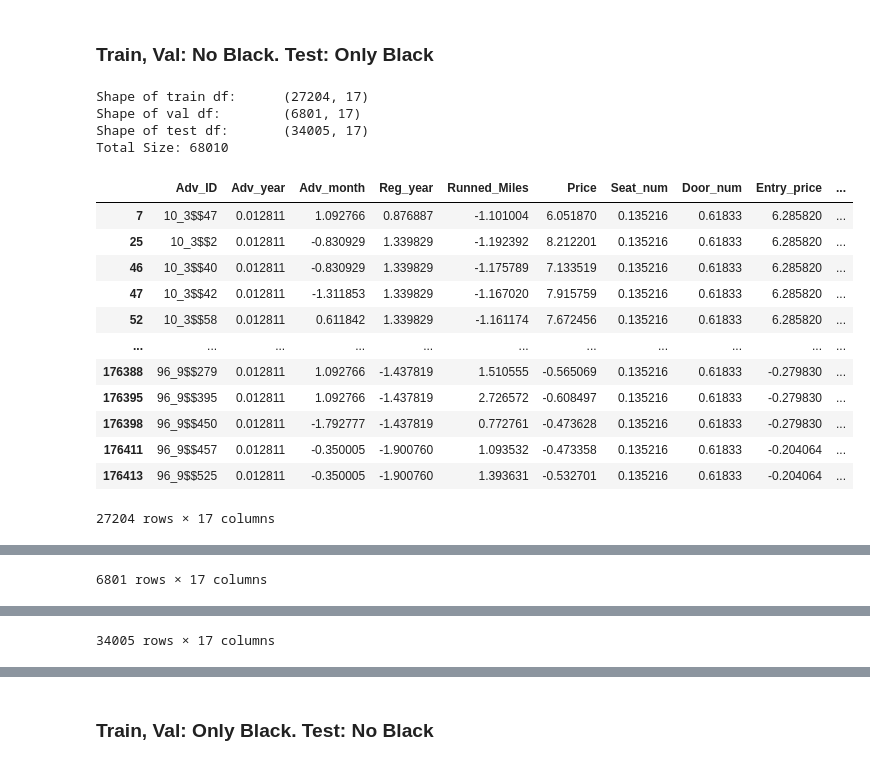
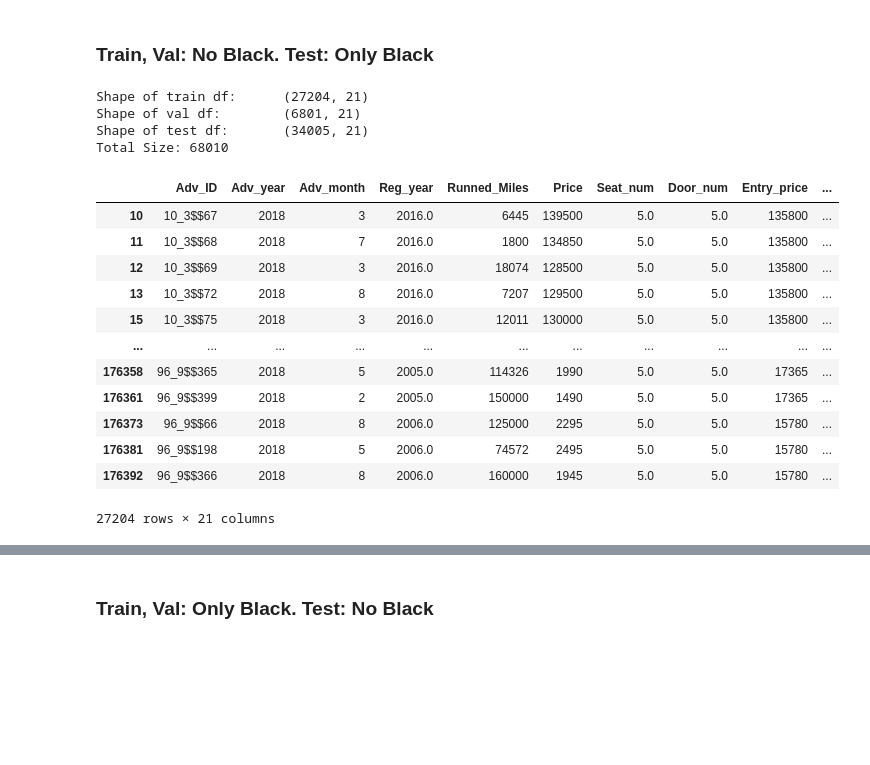
Before and after one commit to kgutjahr/STiL-TTA, a Jupyter notebook: data/create_shifted_data.ipynb, the cells around one changed output, grey strips where cells are left out. Cells and saved outputs as stored; diff of their text form; code cells hidden in the pictures; blank space fills up the shorter version.

```diff
--- a/data/create_shifted_data.ipynb
+++ b/data/create_shifted_data.ipynb
@@ -372,0 +450,4 @@ full_data_df
+# %%
+full_data_df = full_data_df.merge(physical_df, on='Adv_ID')
+full_data_df.dropna(inplace=True)
+full_data_df
@@ -570,7 +665,7 @@ plot_compare_distribution(train_dist=train_dist, val_dist=val_dist, test_dist=te
 # %% [markdown]
 # Create datasets that contain distribution shifts
 # %%
-def data_split(df, nclasses, split):
+def data_split(df: pd.DataFrame, nclasses: int, split: float) -> np.ndarray:
   critical_ids = df.groupby('Genmodel_ID', as_index=False).head(n=1)['Adv_ID']
   other_ids = df.loc[~df['Adv_ID'].isin(critical_ids)]['Adv_ID'].values
   to_fill_size = (int(len(df)*split)-len(critical_ids))
@@ -578,7 +673,21 @@ def data_split(df, nclasses, split):
   if to_fill_size >= nclasses:
     stratify = df.set_index('Adv_ID').loc[other_ids]['Genmodel_ID']
   if to_fill_size > 0:
-    _, low_data_ids = train_test_split(other_ids, test_size=to_fill_size, random_state=2023, stratify=stratify)
+    # make sure that at least two instances of each class is available. If not, remove the singular classes
+    if stratify is not None:
+      valid_stratify_labels = stratify.value_counts()[stratify.value_counts() >= 2].index
+      valid_stratify = stratify[stratify.isin(valid_stratify_labels)]
+      invalid_part = stratify[~stratify.isin(valid_stratify_labels)]
+    else:
+      valid_stratify = stratify
+      invalid_part = None
+
+    if invalid_part is not None:
+        valid_other_ids = other_ids[~np.isin(other_ids, invalid_part.index)]
+    else:
+        valid_other_ids = other_ids
+
+    _, low_data_ids = train_test_split(valid_other_ids, test_size=to_fill_size, random_state=2023, stratify=valid_stratify)
   else:
     low_data_ids = []
   new_ids = np.concatenate([critical_ids,low_data_ids])
@@ -591,9 +700,9 @@ def create_shift_mask(df: pd.DataFrame, filters: list[Dict[str, str]]) -> pd.Ser
             mask &= df[col] == val
     return mask
 # %%
-def create_shifted_splits(df: pd.DataFrame, split: list[Dict[str, str]], ratio: list[float], mode: int = 0) -> Tuple[pd.DataFrame, pd.DataFrame, pd.DataFrame]:
+def create_shifted_splits(df: pd.DataFrame, split: list[Dict[str, Any]], ratio: list[float], mode: int = 0) -> Tuple[pd.DataFrame, pd.DataFrame, pd.DataFrame]:
     '''
-    Creates shifted versions of the given DataFrames.
+    Creates shifted versions of the given DataFrames. Also normalizes/categorizes the data
 
     Args:
     -----
@@ -616,7 +725,7 @@ def create_shifted_splits(df: pd.DataFrame, split: list[Dict[str, str]], ratio:
         desired_train_val_size = min(desired_train_val_size, len(no_df)-1)
         x = desired_train_val_size / len(no_df)
 
-        no_ids = data_split(df=no_df, nclasses=286, split=x)
+        no_ids = data_split(df=no_df, nclasses=no_df["Genmodel_ID"].nunique(), split=x)
         no_data_df = no_df.loc[no_df['Adv_ID'].isin(no_ids)]
 
         desired_val_size = int((len(no_data_df) + len(test_df)) * ratio[0])
@@ -624,7 +733,7 @@ def create_shifted_splits(df: pd.DataFrame, split: list[Dict[str, str]], ratio:
 
         x_val = desired_val_size / len(no_data_df)
 
-        val_ids = data_split(df=no_data_df, nclasses=286, split=x_val)
+        val_ids = data_split(df=no_data_df, nclasses=no_data_df["Genmodel_ID"].nunique(), split=x_val)
         val_df = no_data_df.loc[no_data_df['Adv_ID'].isin(val_ids)]
         train_df = no_data_df.loc[~no_data_df['Adv_ID'].isin(val_ids)]
     elif mode == 1:
@@ -632,15 +741,15 @@ def create_shifted_splits(df: pd.DataFrame, split: list[Dict[str, str]], ratio:
         desired_test_size = min(desired_test_size, len(no_df)-1)
         x = desired_test_size / len(no_df)
 
-        only_test_ids = data_split(df=no_df, nclasses=286, split=x)
+        only_test_ids = data_split(df=no_df, nclasses=no_df["Genmodel_ID"].nunique(), split=x)
         test_df = no_df.loc[no_df['Adv_ID'].isin(only_test_ids)]
 
-        desired_val_size = int((len(no_df) + len(only_df)) * ratio[0])
+        desired_val_size = int((len(test_df) + len(only_df)) * ratio[0])
         desired_val_size = min(desired_val_size, len(only_df)-1)
 
         x_val = desired_val_size / len(only_df)
 
-        val_ids = data_split(df=only_df, nclasses=286, split=x_val)
+        val_ids = data_split(df=only_df, nclasses=only_df["Genmodel_ID"].nunique(), split=x_val)
         val_df = only_df.loc[only_df['Adv_ID'].isin(val_ids)]
         train_df = only_df.loc[~only_df['Adv_ID'].isin(val_ids)]
     else:
@@ -672,28 +798,25 @@ def create_dist_dfs(df: pd.DataFrame, cols: list[str], fill_values: list[str] =
 # %%
 ratio = [0.1, 0.5]
 train_no_black_df, val_no_black_df, test_only_black_df = create_shifted_splits(df=full_data_df,
                                                                                split=[{"Color": "Black"}],
                                                                                ratio=ratio,
-                                                                               mode=0)
-
-display(train_no_black_df)
-display(val_no_black_df)
-display(test_only_black_df)
+                                                                               mode=1)
+train_no_black_df
 # %% [output]
-Shape of train df:      (27204, 17)
-Shape of val df:        (6801, 17)
-Shape of test df:       (34005, 17)
+Shape of train df:      (27204, 21)
+Shape of val df:        (6801, 21)
+Shape of test df:       (34005, 21)
 Total Size: 68010
 |  | Adv_ID | Adv_year | Adv_month | Reg_year | Runned_Miles | Price | Seat_num | Door_num | Entry_price | ... |
-| 7 | 10_3$$47 | 0.012811 | 1.092766 | 0.876887 | -1.101004 | 6.051870 | 0.135216 | 0.61833 | 6.285820 | ... |
-| 25 | 10_3$$2 | 0.012811 | -0.830929 | 1.339829 | -1.192392 | 8.212201 | 0.135216 | 0.61833 | 6.285820 | ... |
-| 46 | 10_3$$40 | 0.012811 | -0.830929 | 1.339829 | -1.175789 | 7.133519 | 0.135216 | 0.61833 | 6.285820 | ... |
-| 47 | 10_3$$42 | 0.012811 | -1.311853 | 1.339829 | -1.167020 | 7.915759 | 0.135216 | 0.61833 | 6.285820 | ... |
-| 52 | 10_3$$58 | 0.012811 | 0.611842 | 1.339829 | -1.161174 | 7.672456 | 0.135216 | 0.61833 | 6.285820 | ... |
+| 10 | 10_3$$67 | 2018 | 3 | 2016.0 | 6445 | 139500 | 5.0 | 5.0 | 135800 | ... |
+| 11 | 10_3$$68 | 2018 | 7 | 2016.0 | 1800 | 134850 | 5.0 | 5.0 | 135800 | ... |
+| 12 | 10_3$$69 | 2018 | 3 | 2016.0 | 18074 | 128500 | 5.0 | 5.0 | 135800 | ... |
+| 13 | 10_3$$72 | 2018 | 8 | 2016.0 | 7207 | 129500 | 5.0 | 5.0 | 135800 | ... |
+| 15 | 10_3$$75 | 2018 | 3 | 2016.0 | 12011 | 130000 | 5.0 | 5.0 | 135800 | ... |
 | ... | ... | ... | ... | ... | ... | ... | ... | ... | ... | ... |
-| 176388 | 96_9$$279 | 0.012811 | 1.092766 | -1.437819 | 1.510555 | -0.565069 | 0.135216 | 0.61833 | -0.279830 | ... |
-| 176395 | 96_9$$395 | 0.012811 | 1.092766 | -1.437819 | 2.726572 | -0.608497 | 0.135216 | 0.61833 | -0.279830 | ... |
-| 176398 | 96_9$$450 | 0.012811 | -1.792777 | -1.437819 | 0.772761 | -0.473628 | 0.135216 | 0.61833 | -0.279830 | ... |
-| 176411 | 96_9$$457 | 0.012811 | -0.350005 | -1.900760 | 1.093532 | -0.473358 | 0.135216 | 0.61833 | -0.204064 | ... |
-| 176413 | 96_9$$525 | 0.012811 | -0.350005 | -1.900760 | 1.393631 | -0.532701 | 0.135216 | 0.61833 | -0.204064 | ... |
+| 176358 | 96_9$$365 | 2018 | 5 | 2005.0 | 114326 | 1990 | 5.0 | 5.0 | 17365 | ... |
+| 176361 | 96_9$$399 | 2018 | 2 | 2005.0 | 150000 | 1490 | 5.0 | 5.0 | 17365 | ... |
+| 176373 | 96_9$$66 | 2018 | 8 | 2006.0 | 125000 | 2295 | 5.0 | 5.0 | 15780 | ... |
+| 176381 | 96_9$$198 | 2018 | 5 | 2006.0 | 74572 | 2495 | 5.0 | 5.0 | 15780 | ... |
+| 176392 | 96_9$$366 | 2018 | 8 | 2006.0 | 160000 | 1945 | 5.0 | 5.0 | 15780 | ... |
-27204 rows × 17 columns
+27204 rows × 21 columns
@@ -712 +822,0 @@ Total Size: 68010
-6801 rows × 17 columns
@@ -725 +822,0 @@ Total Size: 68010
-34005 rows × 17 columns
```
Also changed, not shown: parts of 16 cells of this notebook, 1 other file.
